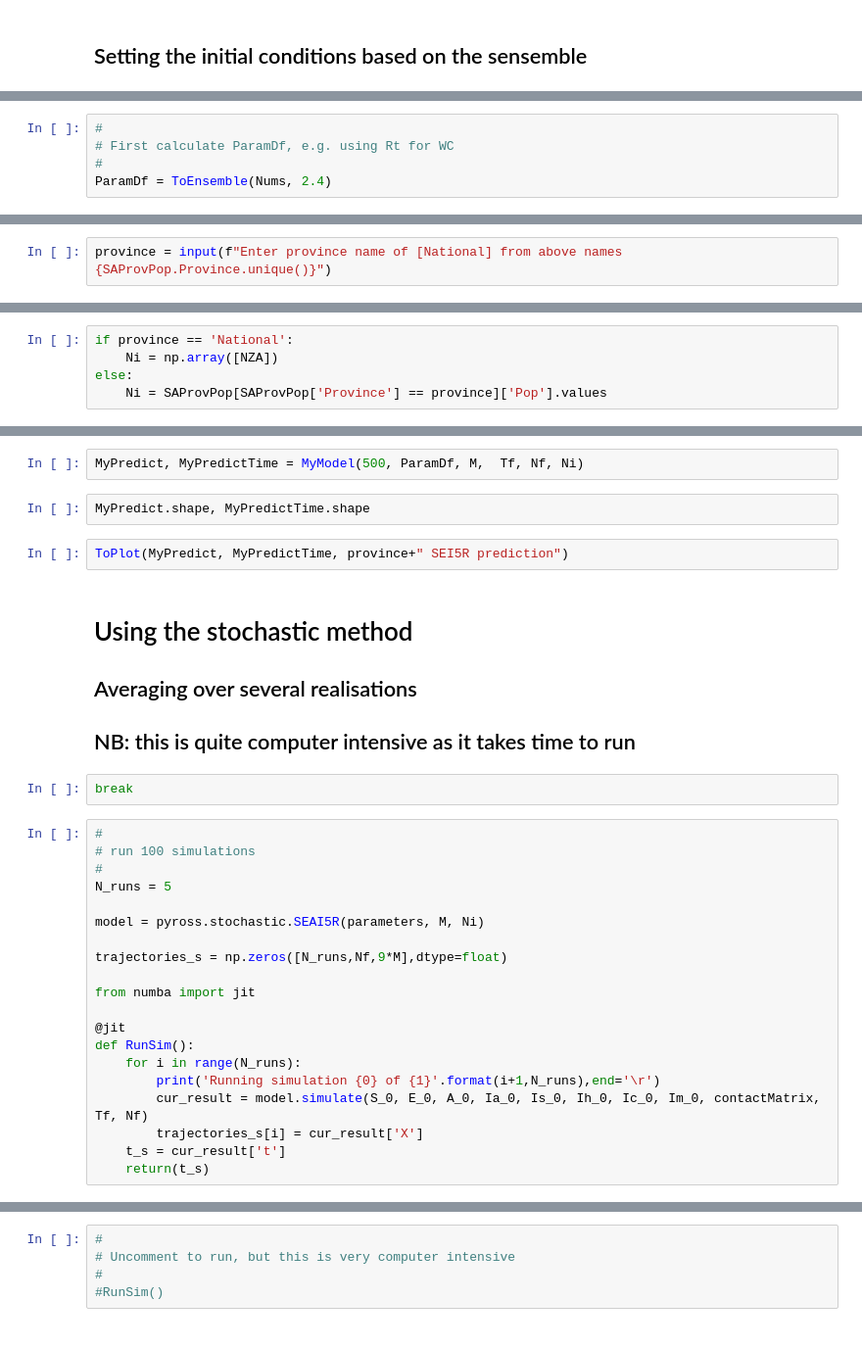
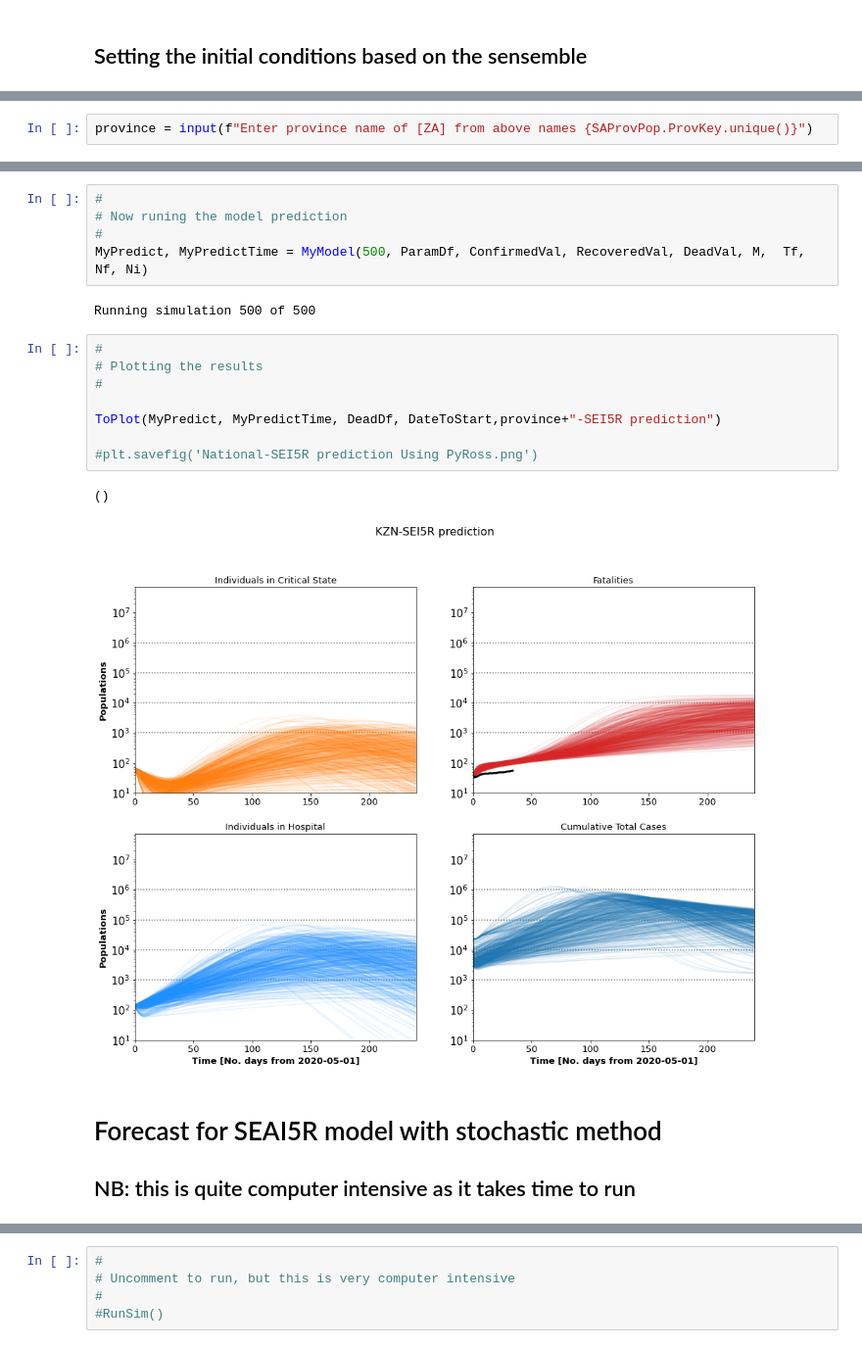
Before and after one commit to ifornax/Covid19, a Jupyter notebook: PySEIR_Province_NO-Working.ipynb, the cells around one changed output, grey strips where cells are left out. Shown at 98% size. Drawn from its saved outputs; the diff is of its cells as text.

Commit message:
Added PyRoss equivalent of our model

```diff
--- a/PySEIR_Province_NO-Working.ipynb
+++ b/PySEIR_Province_NO-Working.ipynb
@@ -1005,5 +1076,0 @@ def MyModel(NoIteration, ParamDf, M,  Tf, Nf, Ni):
-# %%
-#
-# First calculate ParamDf, e.g. using Rt for WC
-#
-ParamDf = ToEnsemble(Nums, 2.4)
@@ -1012,2 +1079,2 @@ ParamDf = ToEnsemble(Nums, 2.4)
 # %%
-province = input(f"Enter province name of [National] from above names {SAProvPop.Province.unique()}")
+province = input(f"Enter province name of [ZA] from above names {SAProvPop.ProvKey.unique()}")
@@ -1014,5 +1082,0 @@ province = input(f"Enter province name of [National] from above names {SAProvPop
-# %%
-if province == 'National':
-    Ni = np.array([NZA])
-else:
-    Ni = SAProvPop[SAProvPop['Province'] == province]['Pop'].values
@@ -1021,33 +1121,22 @@ print(f"Total population in {province} = {Ni}")
 # %%
-MyPredict, MyPredictTime = MyModel(500, ParamDf, M,  Tf, Nf, Ni)
+#
+# Now runing the model prediction
+#
+MyPredict, MyPredictTime = MyModel(500, ParamDf, ConfirmedVal, RecoveredVal, DeadVal, M,  Tf, Nf, Ni)
+# %% [output]
+Running simulation 500 of 500
-# %%
-MyPredict.shape, MyPredictTime.shape
-# %%
-ToPlot(MyPredict, MyPredictTime, province+" SEI5R prediction")
+# %%
+#
+# Plotting the results
+#
+
+ToPlot(MyPredict, MyPredictTime, DeadDf, DateToStart,province+"-SEI5R prediction")
+
+#plt.savefig('National-SEI5R prediction Using PyRoss.png')
+# %% [output]
+()
+[figure, added]
 # %% [markdown]
-# Using the stochastic method
-## Averaging over several realisations
+# Forecast for SEAI5R model with stochastic method
 
 ## NB: this is quite computer intensive as it takes time to run
-# %%
-break
-# %%
-#
-# run 100 simulations
-#
-N_runs = 5
-
-model = pyross.stochastic.SEAI5R(parameters, M, Ni)
-
-trajectories_s = np.zeros([N_runs,Nf,9*M],dtype=float)
-
-from numba import jit
-
-@jit
-def RunSim():
-    for i in range(N_runs):
-        print('Running simulation {0} of {1}'.format(i+1,N_runs),end='\r')
-        cur_result = model.simulate(S_0, E_0, A_0, Ia_0, Is_0, Ih_0, Ic_0, Im_0, contactMatrix, Tf, Nf)
-        trajectories_s[i] = cur_result['X']
-    t_s = cur_result['t']
-    return(t_s)
```
Also changed, not shown: parts of 59 cells of this notebook, 10 other files.
